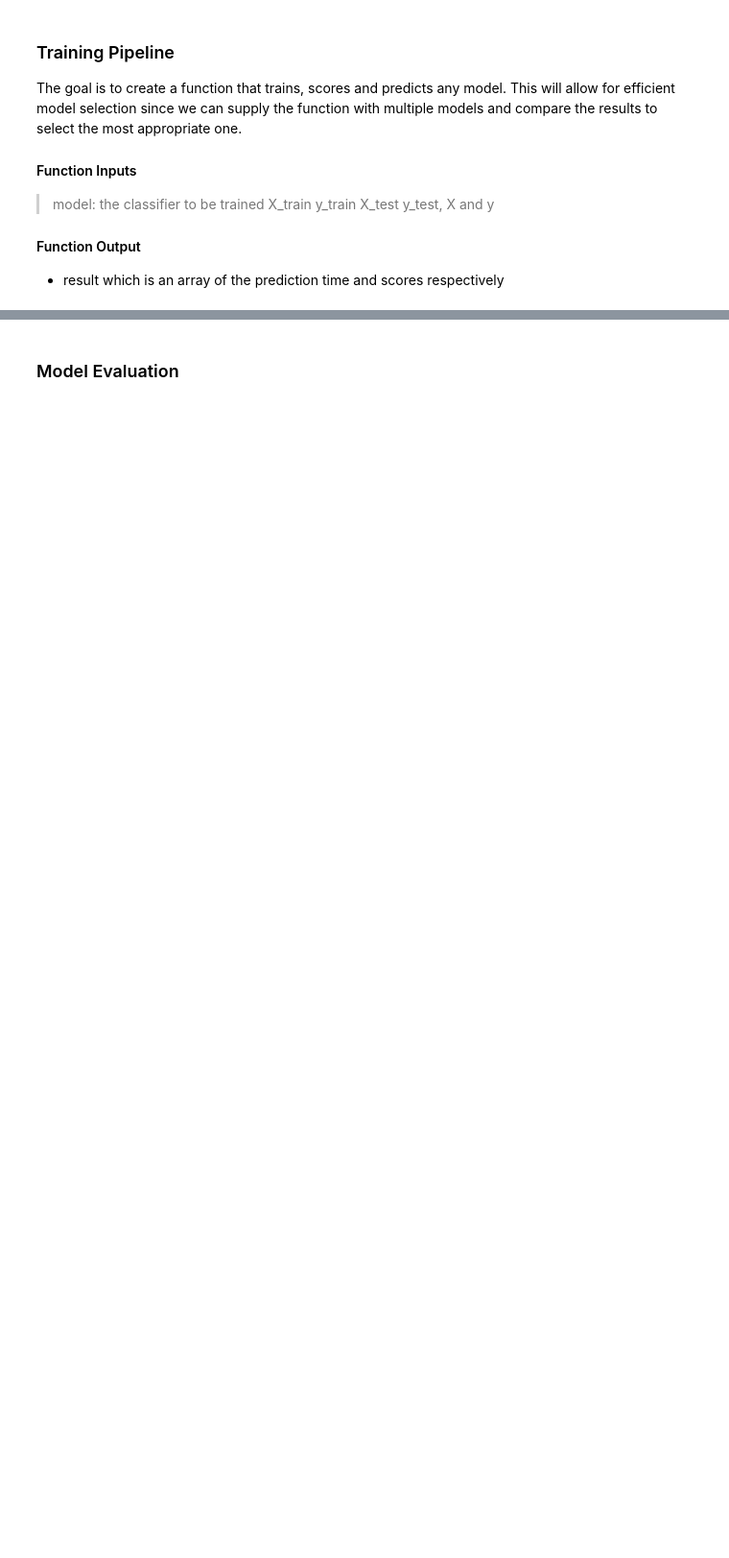
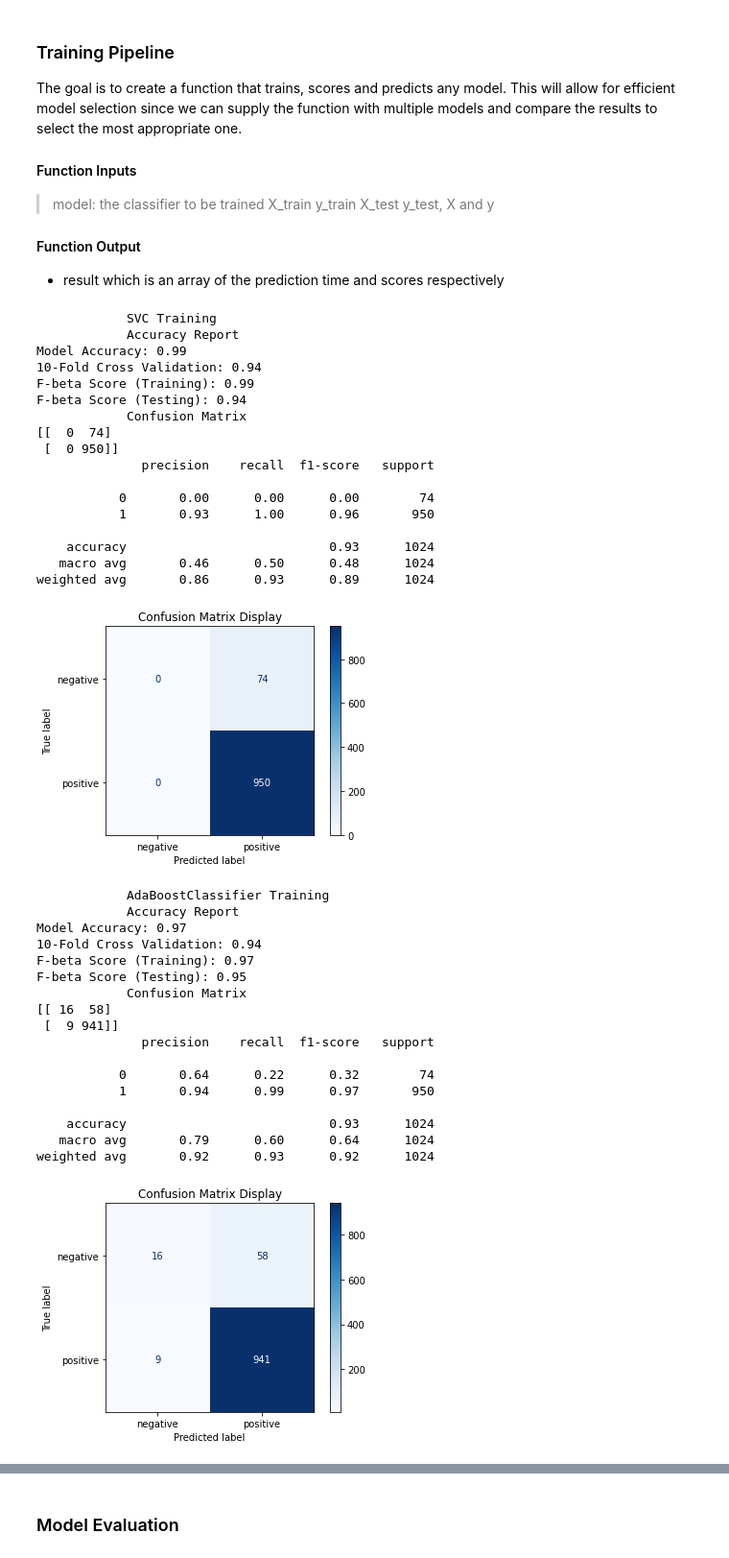
Before and after one commit to dalalbinhumaid/expo-2020-sentiment-analysis, a Jupyter notebook: tweets-analysis.ipynb, the cells around one changed output, grey strips where cells are left out. Shown at 96% size. Saved outputs shown, nothing was run; the diff lists cells and outputs as text; code cells hidden in the pictures; blank space fills up the shorter version.

```diff
--- a/tweets-analysis.ipynb
+++ b/tweets-analysis.ipynb
@@ -135,7 +172,7 @@ def train_predict_pipeline(model, X_train, y_train, X_test, y_test, X, y):
 
     start = time()  # Prediction start
     predictions_test = model.predict(X_test) # Predict
-    predictions_train = model.predict(X_train[:300])
+    predictions_train = model.predict(X_train)
     end = time()  # Prediction end
     results['prediction_time'] = end - start # Store the time
 
@@ -147,11 +184,11 @@ def train_predict_pipeline(model, X_train, y_train, X_test, y_test, X, y):
     results['model_cross_validation'] = np.mean(cross_validation_scores)
 
     # Accuracy scores - for plotting
-    results['accuracy_train'] = accuracy_score(y_train[:300], predictions_train)
+    results['accuracy_train'] = accuracy_score(y_train, predictions_train)
     results['accuracy_test'] = accuracy_score(y_test, predictions_test)
 
     # F-scores
-    results['fbeta_train'] = fbeta_score(y_train[:300], predictions_train, beta=0.5)
+    results['fbeta_train'] = fbeta_score(y_train, predictions_train, beta=0.5)
     results['fbeta_test'] = fbeta_score(y_test, predictions_test, beta=0.5)
 
     # Print the report
@@ -171,6 +208,51 @@ def train_predict_pipeline(model, X_train, y_train, X_test, y_test, X, y):
     # Return the results and the classifier
     return results, model
 # %%
-SVC_classifier = SVC(random_state=0, probability=True)
+SVC_classifier = SVC(random_state=0,probability=True)
 AdaBoost_classifier = AdaBoostClassifier(random_state=0)
-Naivebayes_classifier = BernoulliNB()
+Naivebayes_classifier = MultinomialNB()
+# %%
+results_raw = {}
+
+for classifier in [SVC_classifier, AdaBoost_classifier, Naivebayes_classifier]:
+    classifier_name = classifier.__class__.__name__
+    results_raw[classifier_name] = {}
+    results_raw[classifier_name], classifier = train_predict_pipeline(
+classifier, X_train_unsampled, y_train_unsampled, X_test_unsampled, y_test_unsampled, unsampled_X, y)
+# %% [output]
+            SVC Training
+            Accuracy Report
+Model Accuracy: 0.99
+10-Fold Cross Validation: 0.94
+F-beta Score (Training): 0.99
+F-beta Score (Testing): 0.94
+            Confusion Matrix
+[[  0  74]
+ [  0 950]]
+              precision    recall  f1-score   support
+
+           0       0.00      0.00      0.00        74
+           1       0.93      1.00      0.96       950
+
+    accuracy                           0.93      1024
+   macro avg       0.46      0.50      0.48      1024
+weighted avg       0.86      0.93      0.89      1024
+[figure, added]
+            AdaBoostClassifier Training
+            Accuracy Report
+Model Accuracy: 0.97
+10-Fold Cross Validation: 0.94
+F-beta Score (Training): 0.97
+F-beta Score (Testing): 0.95
+            Confusion Matrix
+[[ 16  58]
+ [  9 941]]
+              precision    recall  f1-score   support
+
+           0       0.64      0.22      0.32        74
+           1       0.94      0.99      0.97       950
+
+    accuracy                           0.93      1024
+   macro avg       0.79      0.60      0.64      1024
+weighted avg       0.92      0.93      0.92      1024
+[figure, added]
```
Also changed, not shown: parts of 45 cells of this notebook, 2 other files.
